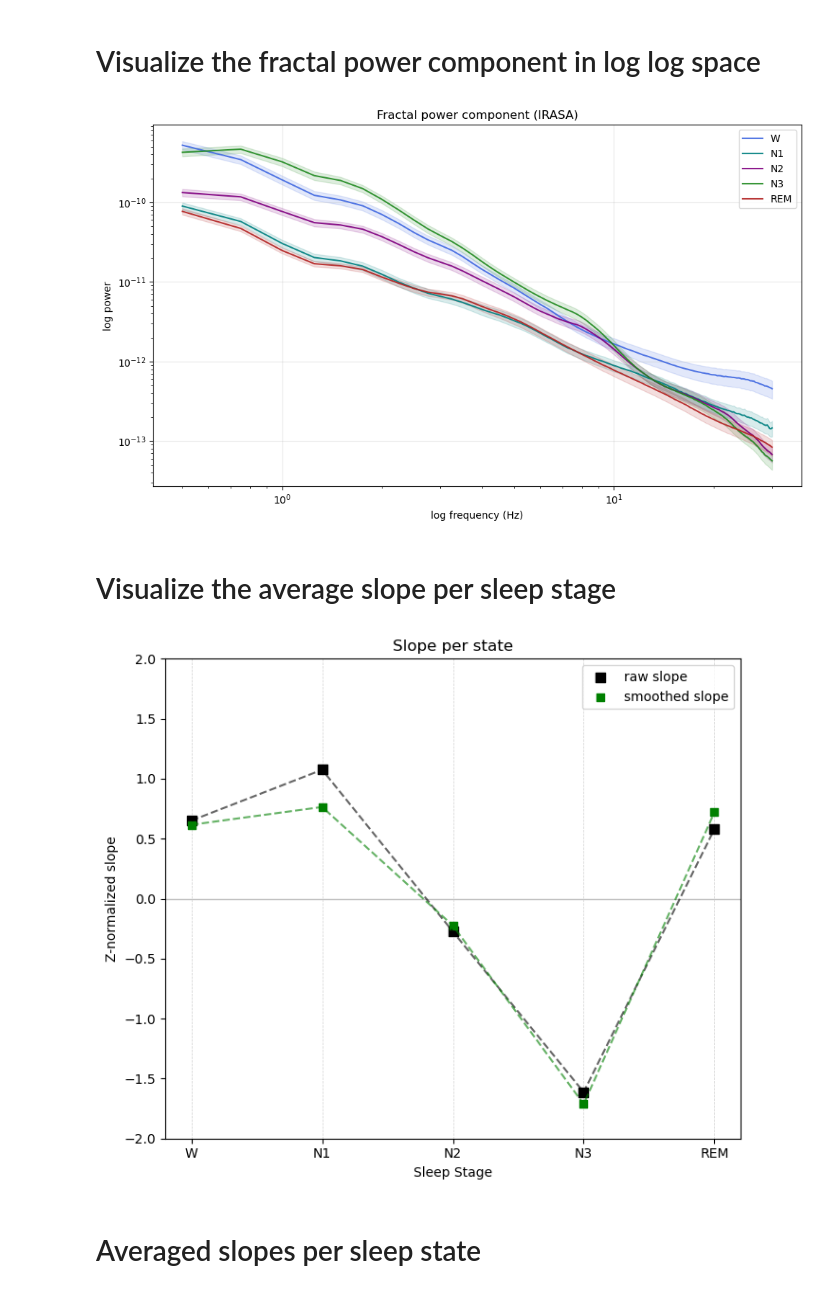
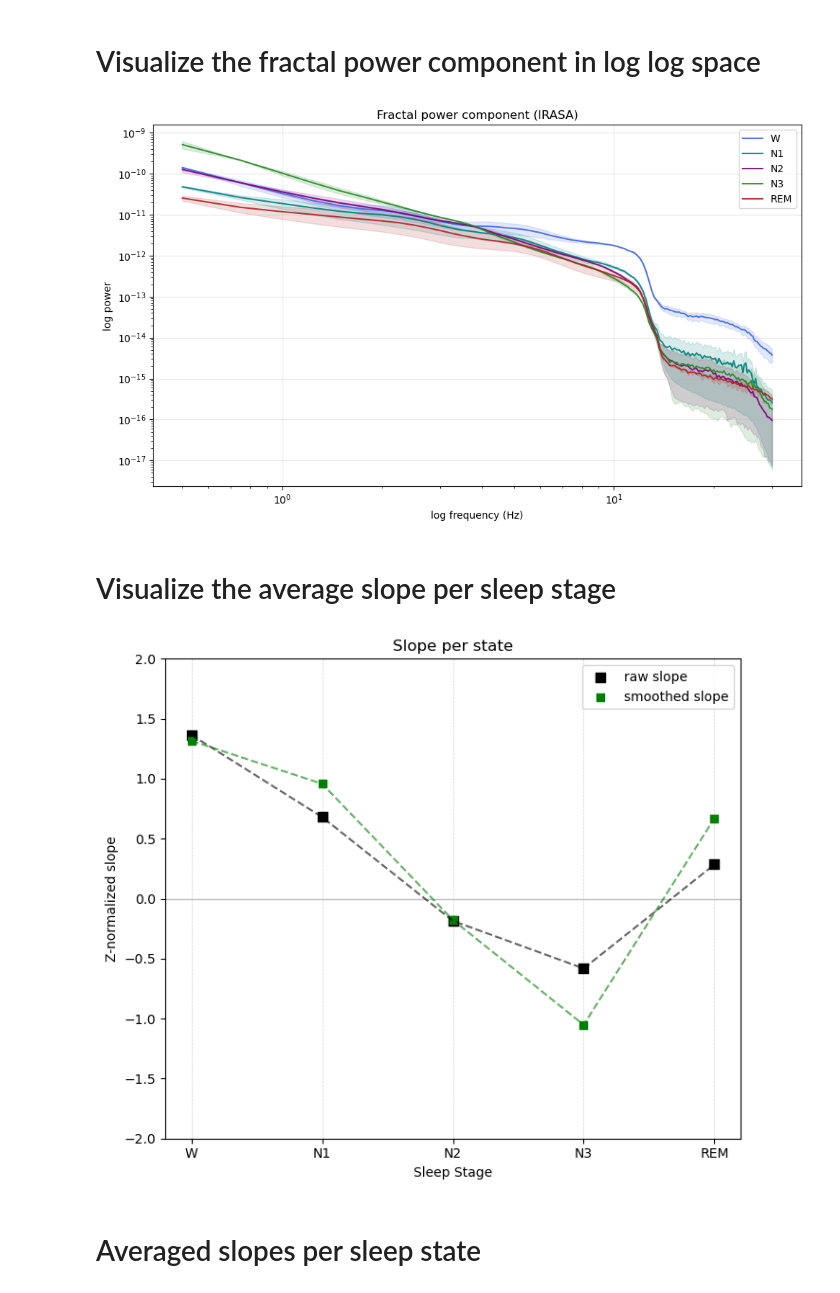
Before and after one commit to AbdelRayan/Human_SleepSCoring, a Jupyter notebook: DilonAndriesse/data_visualization/fractal_cycles_of_sleep.ipynb, the cells around one changed output. Drawn from its saved outputs; the diff is of its cells as text; code cells hidden in the pictures.

```diff
--- a/DilonAndriesse/data_visualization/fractal_cycles_of_sleep.ipynb
+++ b/DilonAndriesse/data_visualization/fractal_cycles_of_sleep.ipynb
@@ -36,10 +36,11 @@ def get_files(dir_path, search_term):
 # %% [markdown]
 ##### Load eeg data
 # %%
-def load_eeg(path):
+def load_eeg(path, search_term):
     # prepare eeg
     data = loadmat(os.path.join(edf_path, path))
-    data = np.squeeze(data['Fpz-Cz'])
+    data = next(v for k, v in data.items() if search_term in k)
+    data = np.squeeze(data)
 
     return data
 # %% [markdown]
@@ -139,6 +140,9 @@ sf = 100
 fmin = 0.3
 fmax = 30
 f_range = (0.3, 30)
+# %%
+eeg_dataset = [r"S35_1\S35_1_E214_Delta_Sigma_Beta.mat", r"S36_2\S36_2_E59_Theta_Sigma_Beta.mat"]
+states_dataset = [r'S35_1\S35_1_states.mat', r'S36_2\S36_2_states.mat']
 # %% [markdown]
 # Main
 # %% [markdown]
@@ -146,8 +150,8 @@ f_range = (0.3, 30)
 # %% [markdown]
 ##### Get file paths
 # %%
-eeg_dataset = get_files(edf_path, "Fpz-Cz")
-states_dataset = get_files(sleep_states_path, "states")
+# eeg_dataset = get_files(edf_path, "Pz-Oz")
+# states_dataset = get_files(sleep_states_path, "states")
 print(len(eeg_dataset))
 print(len(states_dataset))
 # %% [output]
@@ -161,10 +165,12 @@ subject_slope_data = {}
 subject_states = {}
 
 for eeg_path, states_path in zip(eeg_dataset, states_dataset):
+    search_term = eeg_path.split("_")[3]
+    print(search_term)
     # get subject name
     subject = eeg_path.split('_')[0]
     # prepare eeg
-    eeg = load_eeg(eeg_path)
+    eeg = load_eeg(eeg_path, search_term)
     # prepare states
     states = load_states(states_path, epoch, sf)
     subject_states[subject] = states
@@ -299,7 +278,7 @@ plt.grid(True, alpha=0.3)
 plt.tight_layout()
 plt.show()
 # %% [output]
-[figure, old version]
+[figure, new version]
 # %%
 # f_range = (0.3, 30)
 # epoch_slopes = []
@@ -327,32 +306,32 @@ plt.show()
 # %% [markdown]
 # Visualize the average slope per sleep stage
 # %%
-stages_sorted = sorted(mean_slope_per_state.keys())
+stages_sorted = sorted(mean_raw_slope_by_state.keys())
 # Extract means per state
 mean_slopes = [np.mean(mean_raw_slope_by_state[state]) for state in stages_sorted if state in mean_raw_slope_by_state]
 smoothed_mean_slopes = [np.mean(mean_smoothed_slope_by_state[state]) for state in stages_sorted if state in mean_smoothed_slope_by_state]
 
 plt.figure(figsize=(7, 6))
 
 # draw grid
 plt.grid(axis='x', color='lightgray', linestyle='--', linewidth=0.5, zorder=0)
 plt.axhline(0, color='gray', linewidth=1, alpha=0.5, zorder=0)
 
 plt.scatter(stages_sorted, mean_slopes, color='black', marker='s', s=60, label='raw slope', zorder=2)
 plt.scatter(stages_sorted, smoothed_mean_slopes, color='green', marker='s', s=30, label='smoothed slope', zorder=2)
 plt.plot(stages_sorted, mean_slopes, color='black', linestyle='--', alpha=0.6, zorder=2)
 plt.plot(stages_sorted, smoothed_mean_slopes, color='green', linestyle='--', alpha=0.6, zorder=2)
 
 plt.xticks(stages_sorted, ['W','N1','N2','N3','REM'])
 plt.ylabel('Z-normalized slope')
 plt.xlabel('Sleep Stage')
 plt.title('Slope per state')
 plt.ylim(-2, 2)
 plt.legend()
 plt.tight_layout()
 plt.show()
 # %% [output]
-[figure, old version]
+[figure, new version]
 # %% [markdown]
 # Averaged slopes per sleep state
 # %% [markdown]
```
Also changed, not shown: parts of 9 cells of this notebook, 5 other files.
